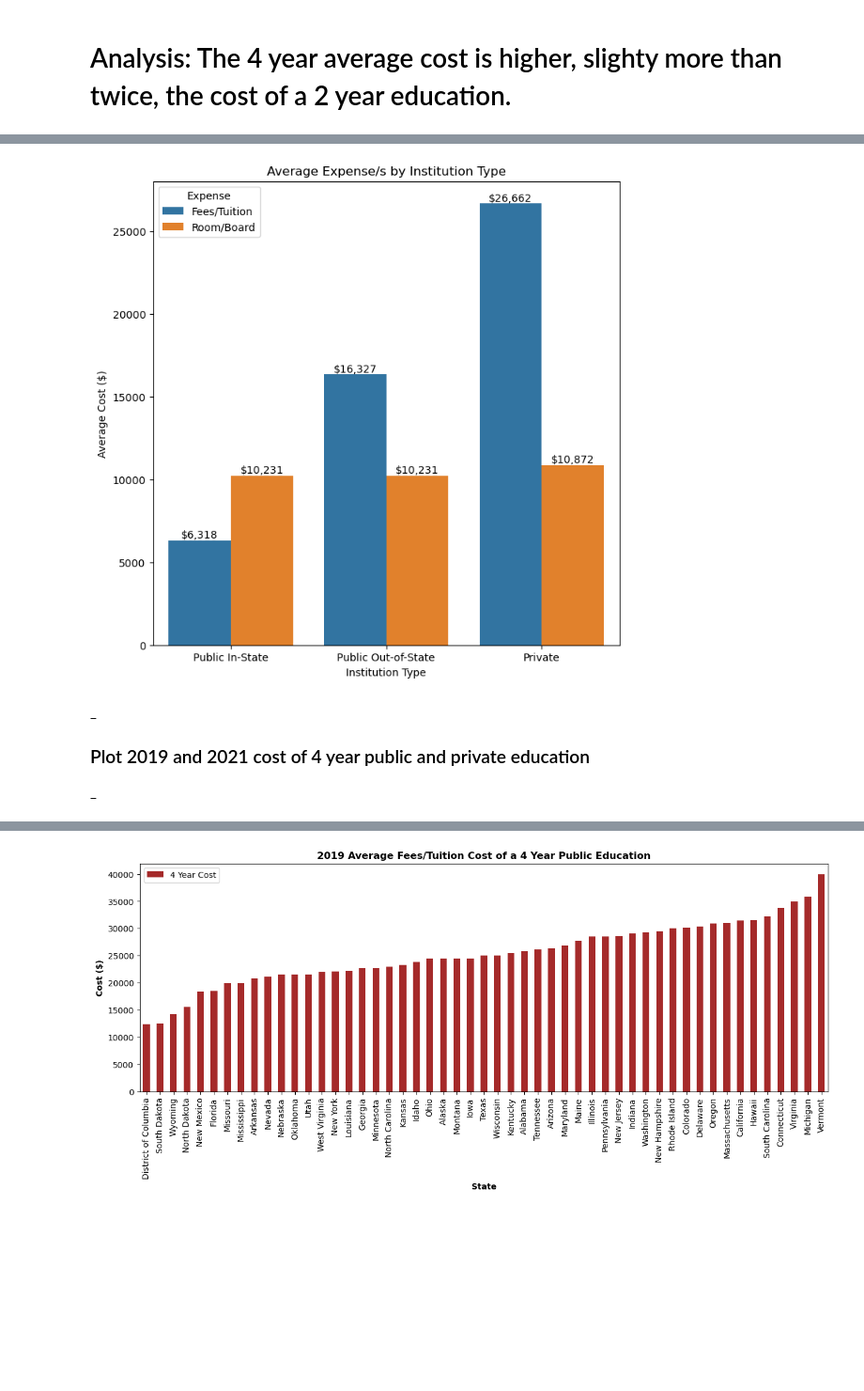
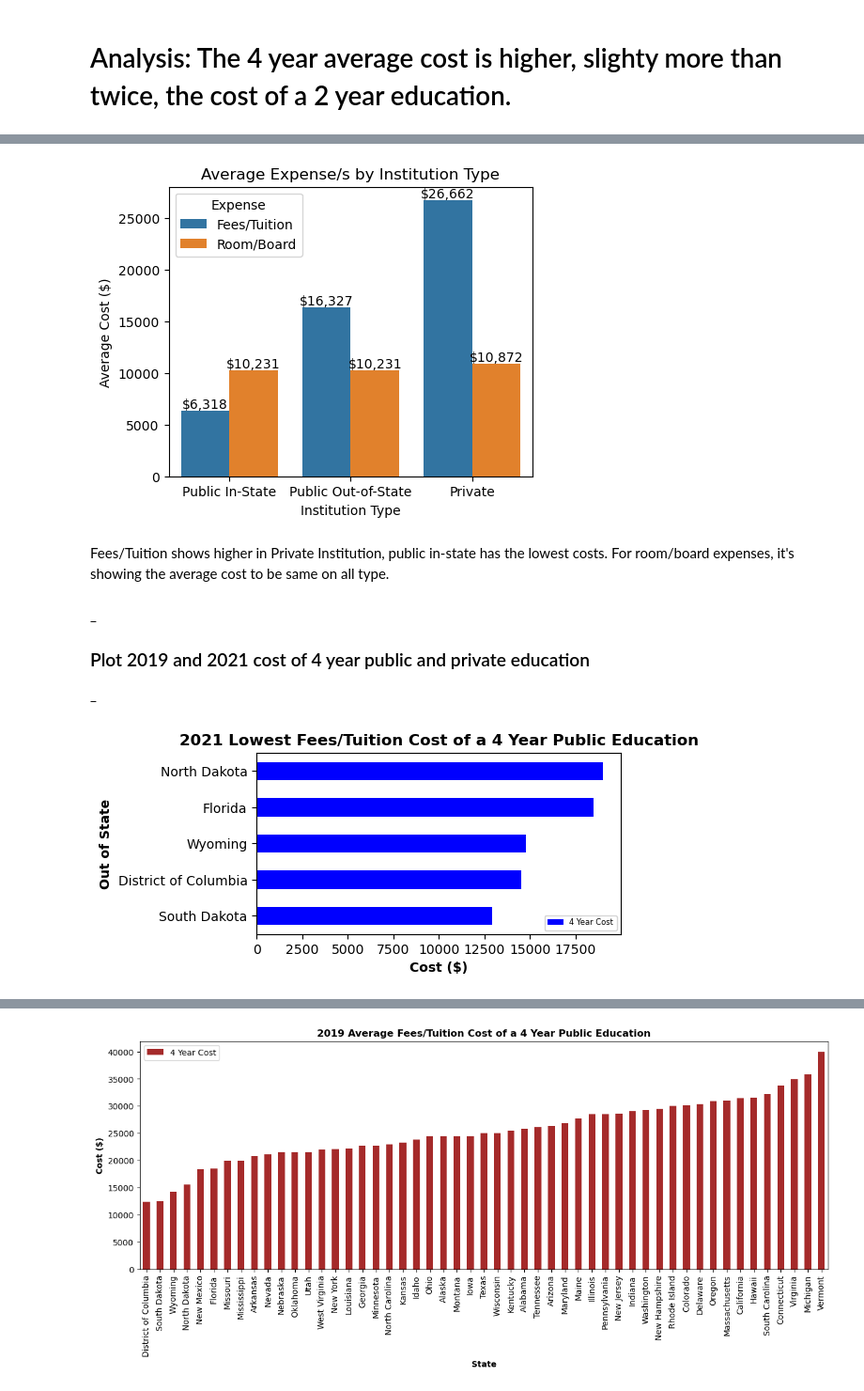
Before and after one commit to anthonybpino/Project-1-Undergrad-Student-Data, a Jupyter notebook: cost_state_2019_2021.ipynb, the cells around one changed output, grey strips where cells are left out. Shown at 94% size. Cells and saved outputs as stored; diff of their text form; code cells hidden in the pictures; blank space fills up the shorter version.

```diff
--- a/cost_state_2019_2021.ipynb
+++ b/cost_state_2019_2021.ipynb
@@ -292,12 +344,12 @@ plt.show()
 # %%
 # Nema added 4/8
-figure, axes = plt.subplots(figsize= (8,8))
+figure, axes = plt.subplots(figsize= (5,4))
 axes = sns.barplot(data = type_expense, x = "Type", y = "Cost", hue = 'Expense')
 plt.title("Average Expense/s by Institution Type")
 plt.bar_label(axes.containers[0], fmt='${:,.0f}', color ="black")
 plt.bar_label(axes.containers[1], fmt='${:,.0f}', color ="black")
 plt.xlabel("Institution Type")
 plt.ylabel("Average Cost ($)")
 plt.show()
 # %% [output]
-[figure, old version]
+[figure, new version]
@@ -307,5 +356,19 @@ plt.show()
+# %% [markdown]
+Fees/Tuition shows higher in Private Institution, public in-state has the lowest costs.
+For room/board expenses, it's showing the average cost to be same on all type.
 # %% [markdown]
 _
 ### Plot 2019 and 2021 cost of 4 year public and private education
 _
+# %%
+school_fouryear_public_2021[:5].plot.barh(figsize=(5, 2.5), color="Blue")
+plt.legend(labels=["4 Year Cost"], fontsize=6)
+plt.title("2021 Lowest Fees/Tuition Cost of a 4 Year Public Education",
+          fontweight="bold")
+plt.xlabel("Cost ($)", fontweight="bold")
+plt.ylabel("Out of State", fontweight="bold")
+plt.savefig(os.path.join("output", "public_2021_low.png"))
+plt.show()
+# %% [output]
+[figure, added]
 # %%
```
Also changed, not shown: parts of 38 cells of this notebook, 4 other files.
